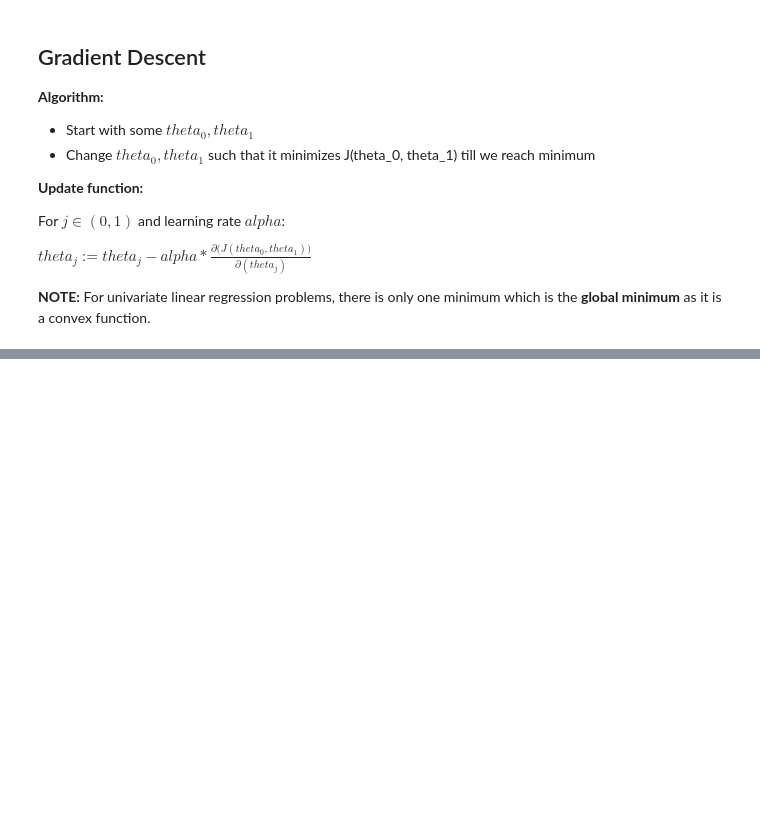
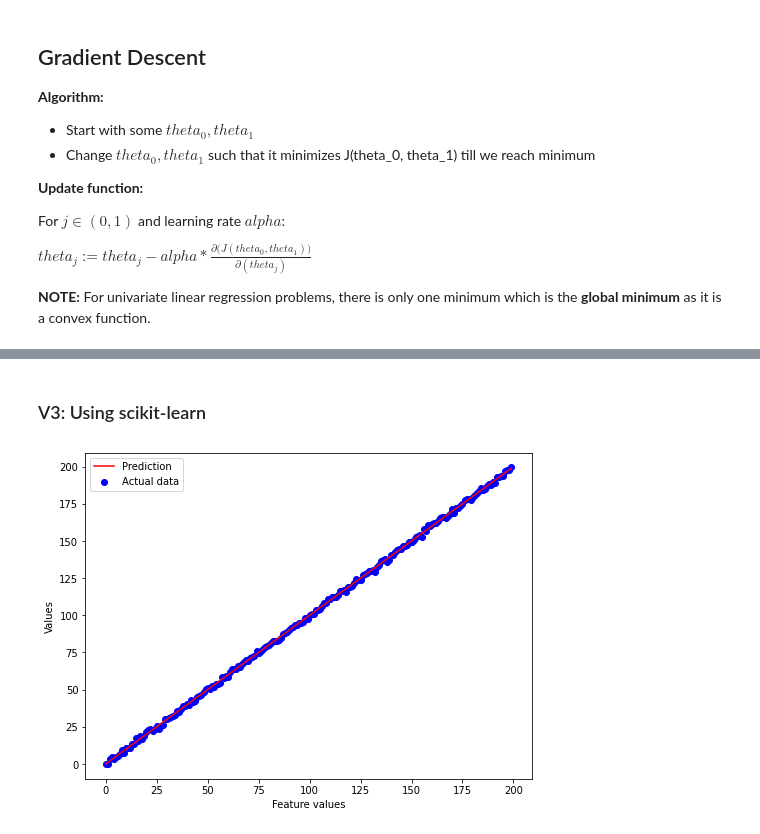
Before and after one commit to kb22/ML-Resources, a Jupyter notebook: Univariate Linear Regression.ipynb, the cells around one changed output, grey strips where cells are left out. Saved outputs shown, nothing was run; the diff lists cells and outputs as text; code cells hidden in the pictures; blank space fills up the shorter version.

```diff
--- a/Univariate Linear Regression.ipynb
+++ b/Univariate Linear Regression.ipynb
@@ -184,0 +185,19 @@ LR converged
+# %% [markdown]
+### V3: Using scikit-learn
+# %%
+linearRegression = LinearRegression(fit_intercept = True, # We want to fit theta_0
+                                        copy_X = True, # Any modifications are not translated to original data
+                                        n_jobs = None, # Data is very small and doesn't need multiple jobs
+                                        positive = False) # No need to have force positive parameter values
+linearRegression.fit(x.reshape(-1, 1), y)
+
+## Plot results
+plt.figure(figsize = (8, 6))
+plt.scatter(np.arange(200), y, color = "blue", label = "Actual data") # Real data
+plt.plot(linearRegression.predict(x.reshape(-1, 1)),
+         color = "red", label = "Prediction") # Predicted linear regression line
+plt.xlabel("Feature values")
+plt.ylabel("Values")
+plt.legend();
+# %% [output]
+[figure, added]
```
Also changed, not shown: parts of 6 cells of this notebook.
